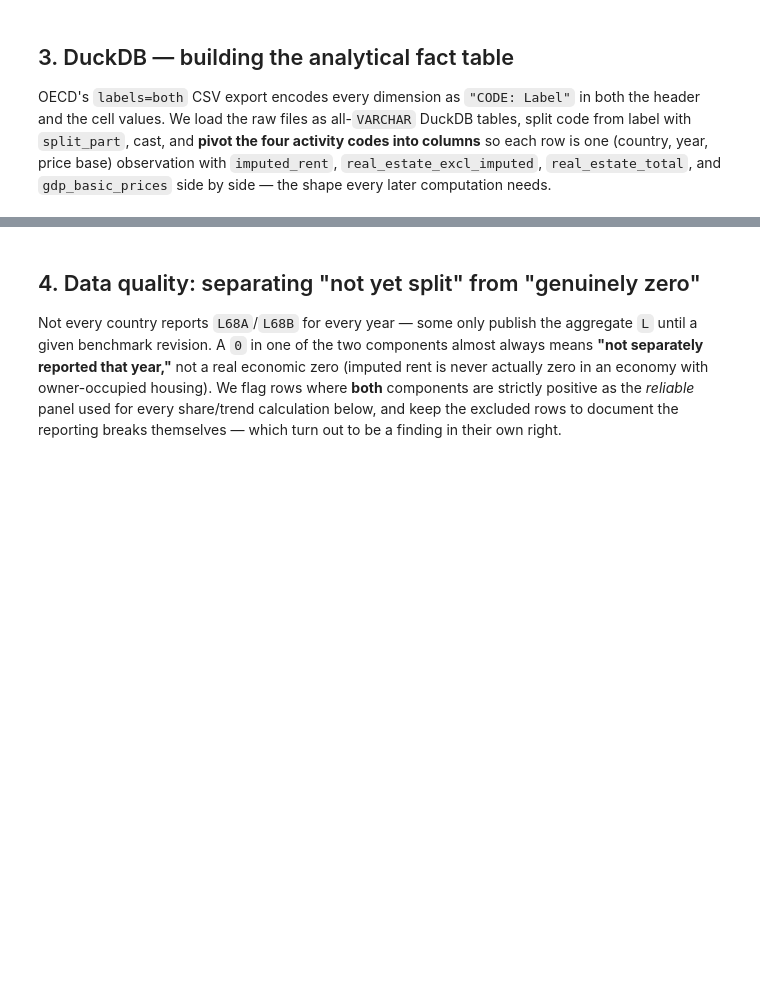
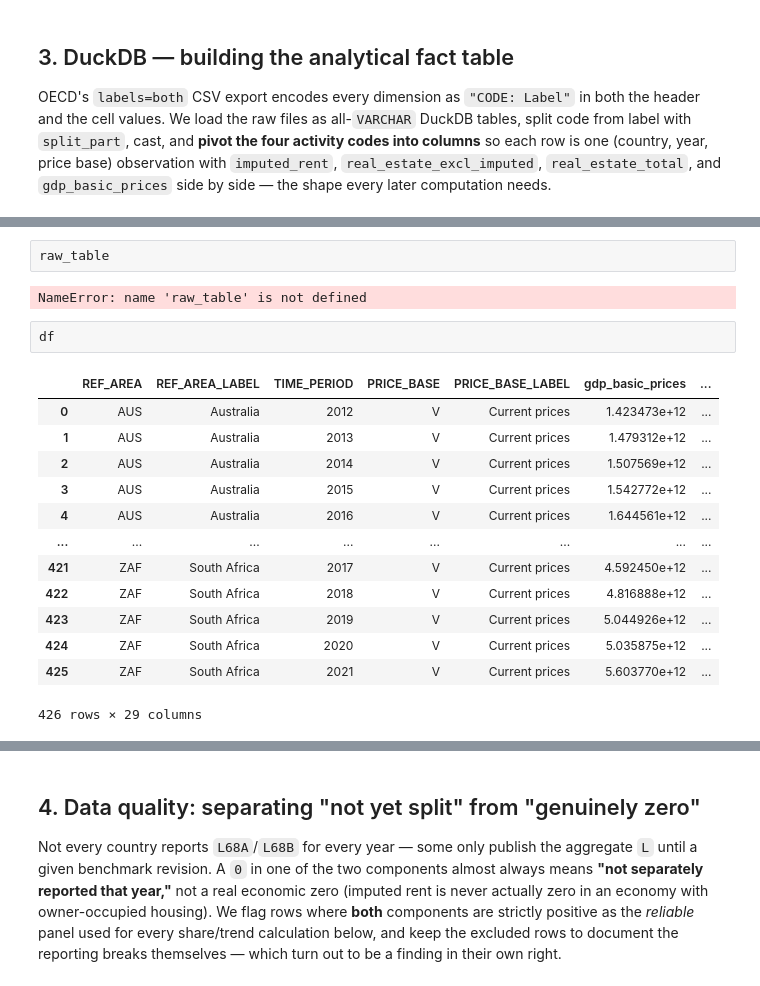
Before and after one commit to SmartDvi/How-Much-of-Real-Estate-Growth-Is-Just-Imputed-Rent-, a Jupyter notebook: Real_estate_vs_econonic_active.ipynb, the cells around one changed output, grey strips where cells are left out. Saved outputs shown, nothing was run; the diff lists cells and outputs as text; blank space fills up the shorter version.

```diff
--- a/Real_estate_vs_econonic_active.ipynb
+++ b/Real_estate_vs_econonic_active.ipynb
@@ -227,5 +226,25 @@ print("house_prices_clean:", con.execute("SELECT COUNT(*) FROM house_prices_clea
 value_added_clean:  3846 rows
 house_prices_clean: 11724 rows
+# %%
+raw_table
+# %% [output]
+NameError: name 'raw_table' is not defined
+# %%
+df
+# %% [output]
+|  | REF_AREA | REF_AREA_LABEL | TIME_PERIOD | PRICE_BASE | PRICE_BASE_LABEL | gdp_basic_prices | ... |
+| 0 | AUS | Australia | 2012 | V | Current prices | 1.423473e+12 | ... |
+| 1 | AUS | Australia | 2013 | V | Current prices | 1.479312e+12 | ... |
+| 2 | AUS | Australia | 2014 | V | Current prices | 1.507569e+12 | ... |
+| 3 | AUS | Australia | 2015 | V | Current prices | 1.542772e+12 | ... |
+| 4 | AUS | Australia | 2016 | V | Current prices | 1.644561e+12 | ... |
+| ... | ... | ... | ... | ... | ... | ... | ... |
+| 421 | ZAF | South Africa | 2017 | V | Current prices | 4.592450e+12 | ... |
+| 422 | ZAF | South Africa | 2018 | V | Current prices | 4.816888e+12 | ... |
+| 423 | ZAF | South Africa | 2019 | V | Current prices | 5.044926e+12 | ... |
+| 424 | ZAF | South Africa | 2020 | V | Current prices | 5.035875e+12 | ... |
+| 425 | ZAF | South Africa | 2021 | V | Current prices | 5.603770e+12 | ... |
+426 rows × 29 columns
 # %%
 # The analytical fact table: one row per (country, year, price_base), activities pivoted to columns.
 con.execute("""
```
Also changed, not shown: parts of 7 cells of this notebook, 4 other files.
